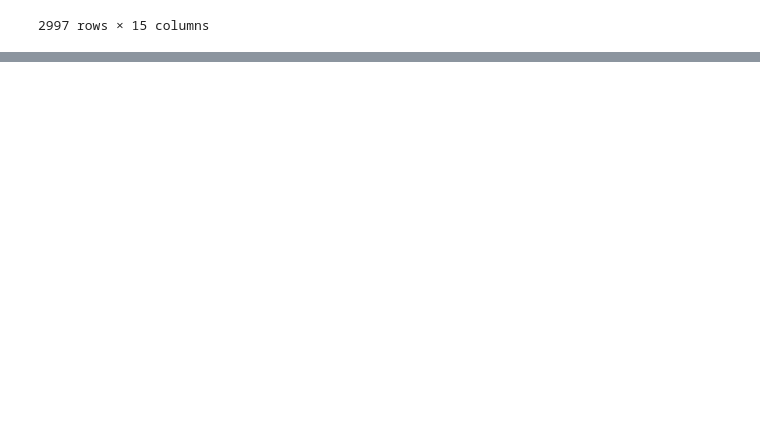
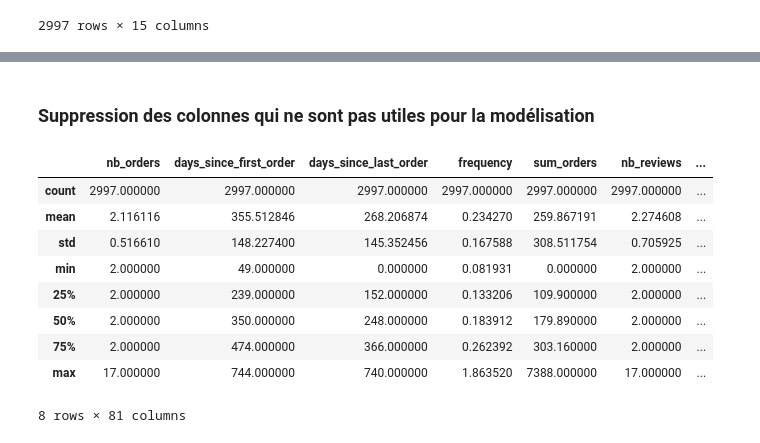
Before and after one commit to khub41/OC_P05, a Jupyter notebook: analyse_exploratoire.ipynb, the cells around one changed output, grey strips where cells are left out. Cells and saved outputs as stored; diff of their text form; code cells hidden in the pictures; blank space fills up the shorter version.

```diff
--- a/analyse_exploratoire.ipynb
+++ b/analyse_exploratoire.ipynb
@@ -671,0 +679,2 @@ data
+# %%
+data.average_delivery_time = data.average_delivery_time.map(lambda x : x.round('d').days)
@@ -671,0 +683,2 @@ data
+# %%
+data = pd.concat([data, pd.get_dummies(data.favourite_category_english), pd.get_dummies(data.favourite_payment_type)], axis=1)
@@ -671,0 +702,17 @@ data
+# %% [markdown]
+### Suppression des colonnes qui ne sont pas utiles pour la modélisation
+# %%
+data.drop(columns=['orders_ids', 'favourite_category', 'favourite_category_english', 'favourite_payment_type'], inplace=True)
+# %%
+data.describe()
+# %% [output]
+|  | nb_orders | days_since_first_order | days_since_last_order | frequency | sum_orders | nb_reviews | ... |
+| count | 2997.000000 | 2997.000000 | 2997.000000 | 2997.000000 | 2997.000000 | 2997.000000 | ... |
+| mean | 2.116116 | 355.512846 | 268.206874 | 0.234270 | 259.867191 | 2.274608 | ... |
+| std | 0.516610 | 148.227400 | 145.352456 | 0.167588 | 308.511754 | 0.705925 | ... |
+| min | 2.000000 | 49.000000 | 0.000000 | 0.081931 | 0.000000 | 2.000000 | ... |
+| 25% | 2.000000 | 239.000000 | 152.000000 | 0.133206 | 109.900000 | 2.000000 | ... |
+| 50% | 2.000000 | 350.000000 | 248.000000 | 0.183912 | 179.890000 | 2.000000 | ... |
+| 75% | 2.000000 | 474.000000 | 366.000000 | 0.262392 | 303.160000 | 2.000000 | ... |
+| max | 17.000000 | 744.000000 | 740.000000 | 1.863520 | 7388.000000 | 17.000000 | ... |
+8 rows × 81 columns
```
Also changed, not shown: parts of 6 cells of this notebook.
